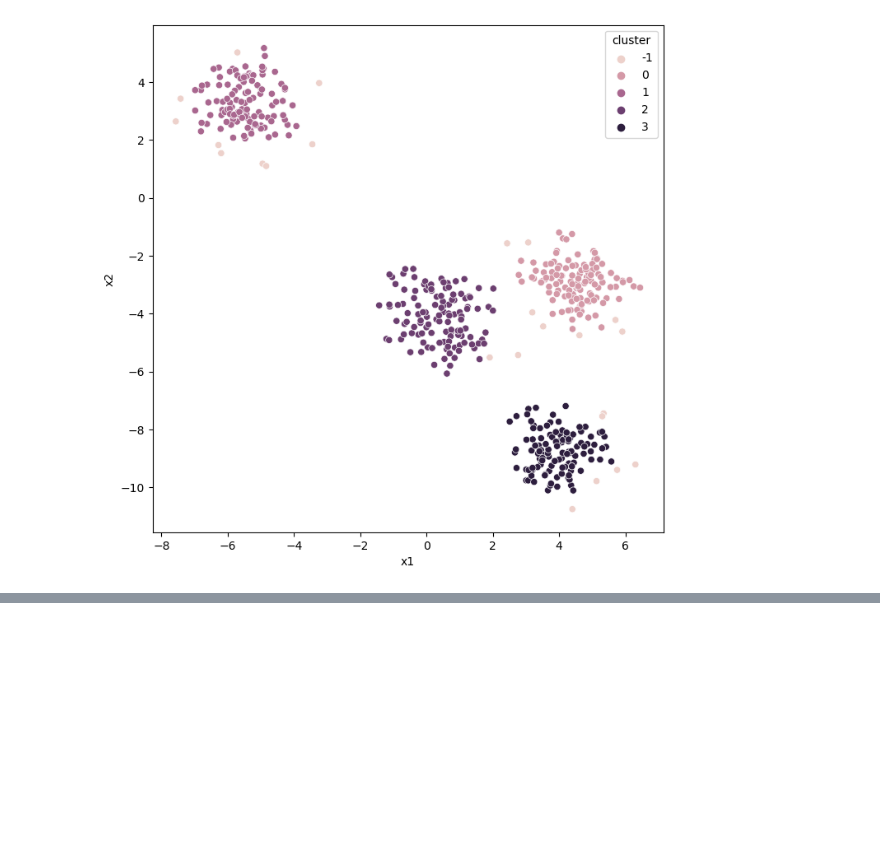
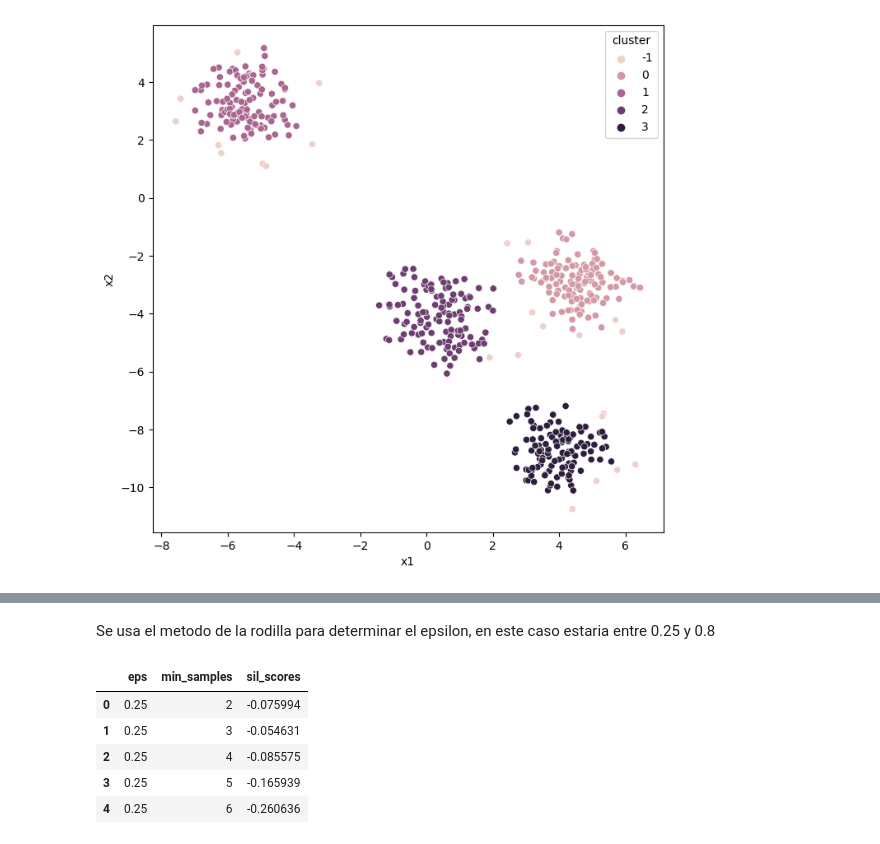
Before and after one commit to ArnolPlazas/clustering, a Jupyter notebook: 4_dbscan.ipynb, the cells around one changed output, grey strips where cells are left out. Saved outputs shown, nothing was run; the diff lists cells and outputs as text; code cells hidden in the pictures; blank space fills up the shorter version.

```diff
--- a/4_dbscan.ipynb
+++ b/4_dbscan.ipynb
@@ -112,0 +133,2 @@ plt.show()
+# %% [markdown]
+Se usa el metodo de la rodilla para determinar el epsilon, en este caso estaria entre 0.25 y 0.8
@@ -112,0 +148,11 @@ plt.show()
+# %%
+df_paramns_tunning = pd.DataFrame.from_records(dbscan_paramns, columns=['eps', 'min_samples'])
+df_paramns_tunning['sil_scores'] = sil_scores
+df_paramns_tunning.head()
+# %% [output]
+|  | eps | min_samples | sil_scores |
+| 0 | 0.25 | 2 | -0.075994 |
+| 1 | 0.25 | 3 | -0.054631 |
+| 2 | 0.25 | 4 | -0.085575 |
+| 3 | 0.25 | 5 | -0.165939 |
+| 4 | 0.25 | 6 | -0.260636 |
```
Also changed, not shown: parts of 10 cells of this notebook.
